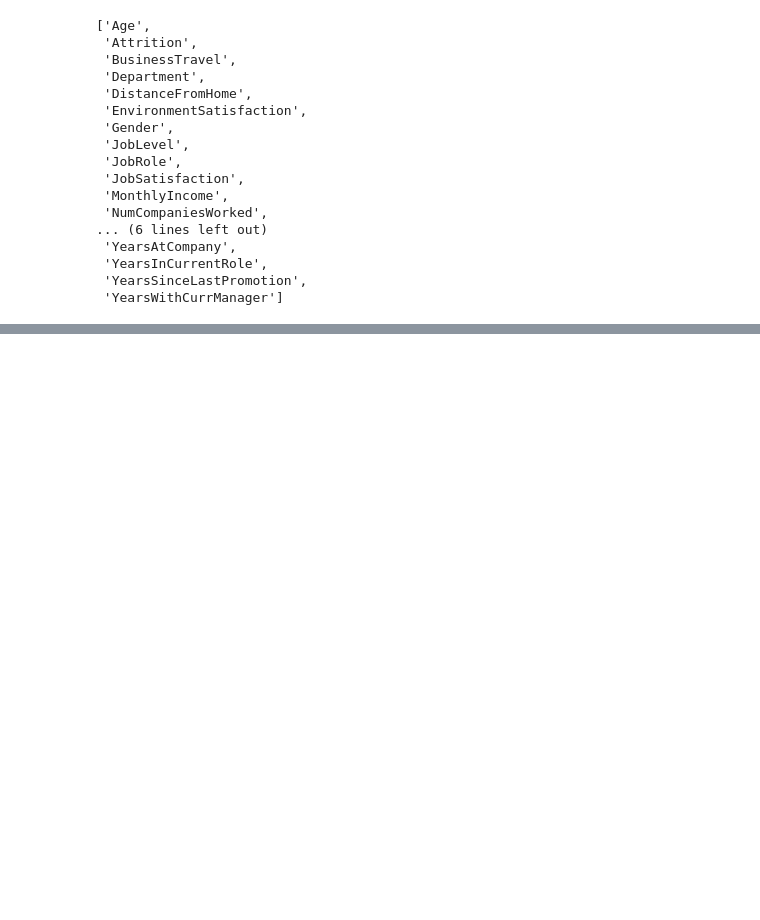
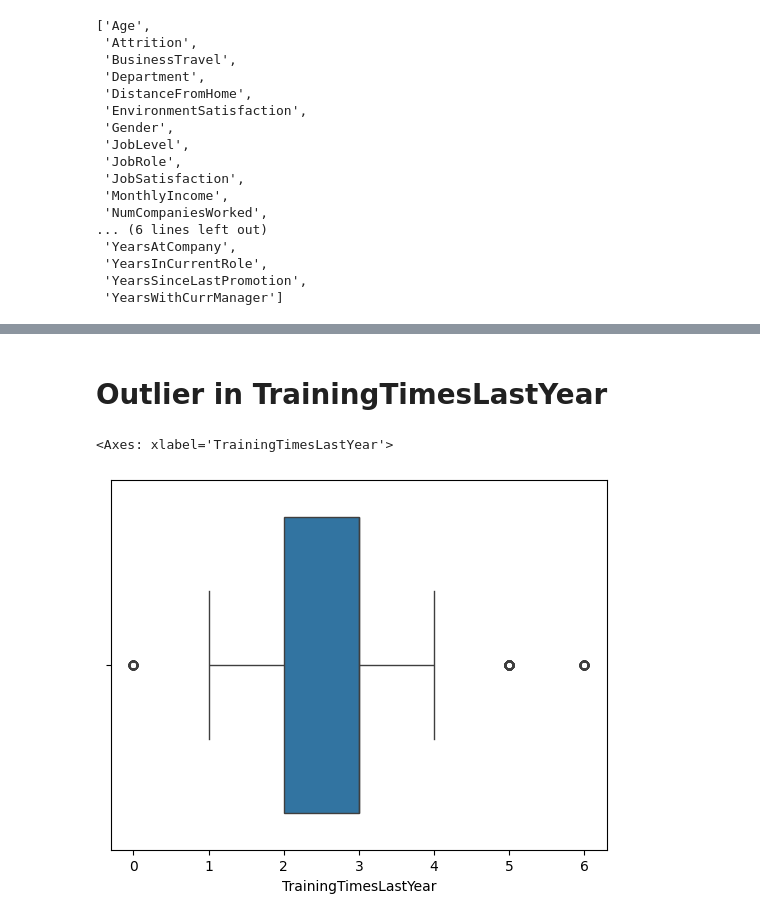
Before and after one commit to RajiReddy15/Employee-Attrition-Prediction-HR-Analytics-, a Jupyter notebook: scripts/datacleaning.ipynb, the cells around one changed output, grey strips where cells are left out. Saved outputs shown, nothing was run; the diff lists cells and outputs as text; code cells hidden in the pictures; blank space fills up the shorter version.

```diff
--- a/scripts/datacleaning.ipynb
+++ b/scripts/datacleaning.ipynb
@@ -301,0 +382,7 @@ np.int64(0)
+# %% [markdown]
+# Outlier in TrainingTimesLastYear
+# %%
+sns.boxplot(x=df["TrainingTimesLastYear"])
+# %% [output]
+<Axes: xlabel='TrainingTimesLastYear'>
+[figure, added]
```
Also changed, not shown: parts of 26 cells of this notebook.
